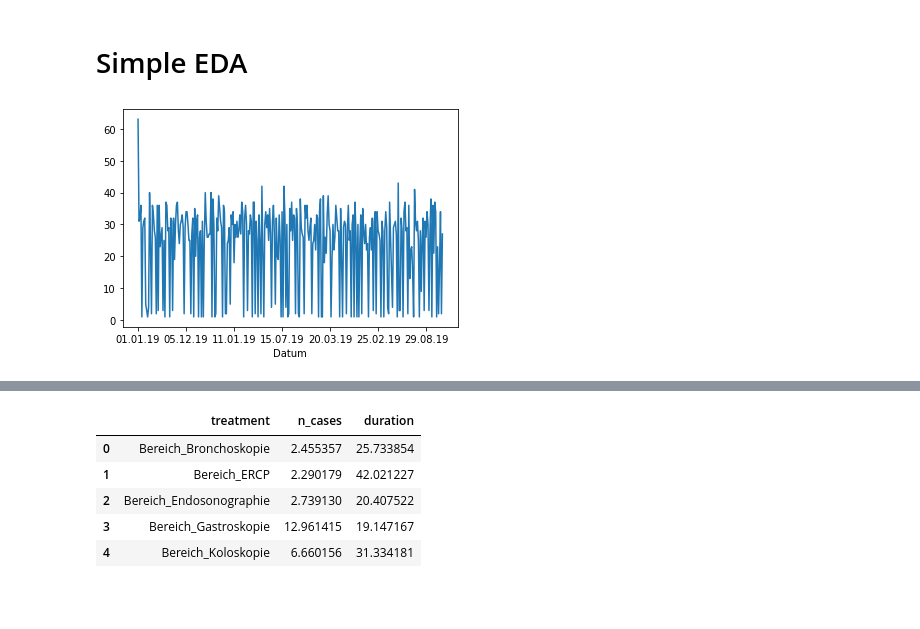
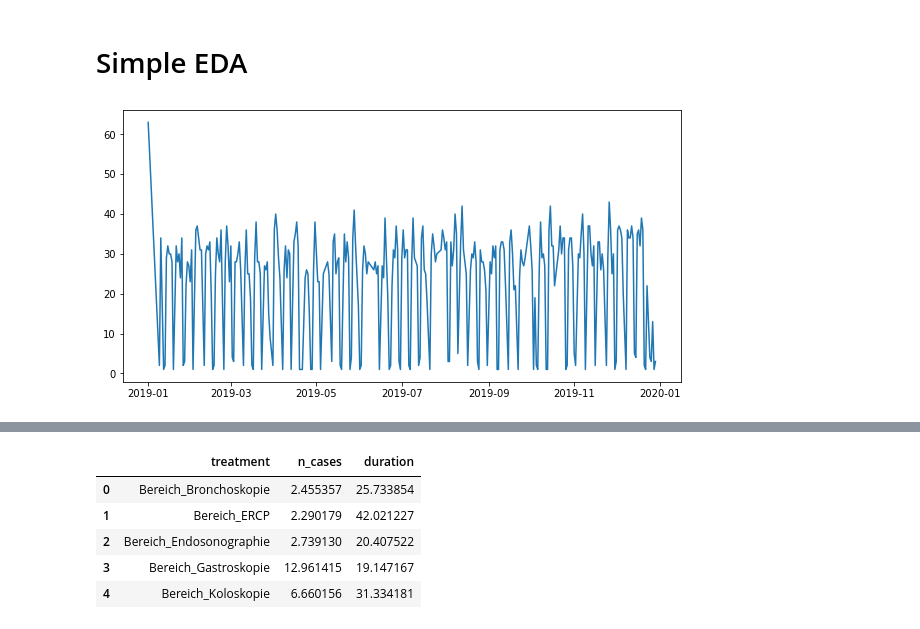
Before and after one commit to FelixGSchmidt/dddex_experiments, a Jupyter notebook: PatientScheduling/Code/_PreProcessing.ipynb, the cells around one changed output, grey strips where cells are left out. Saved outputs shown, nothing was run; the diff lists cells and outputs as text; code cells hidden in the pictures; blank space fills up the shorter version.

```diff
--- a/PatientScheduling/Code/_PreProcessing.ipynb
+++ b/PatientScheduling/Code/_PreProcessing.ipynb
@@ -64,11 +64,13 @@ treatment = [treatments[i] for i in np.where(np.array(data[treatments]) == 1)[1]
 data['treatment'] = treatment
 # %% [markdown]
 # Simple EDA
-# %%
-# Number of cases per day
-data.groupby(['Datum']).agg(M=('patient_id', len))['M'].plot()
-plt.show()
-# %% [output]
-[figure, removed]
+# %%
+# Number of cases per day
+plotData = data.groupby(['date']).agg(M=('patient_id', len)).reset_index()
+
+fig, ax = plt.subplots(figsize=(10, 5))
+p = ax.plot(plotData['date'], plotData['M'])
+# %% [output]
+[figure, added]
 # %%
 # Number of cases per day by treatment
```
Also changed, not shown: parts of 9 cells of this notebook, 1 other file.
